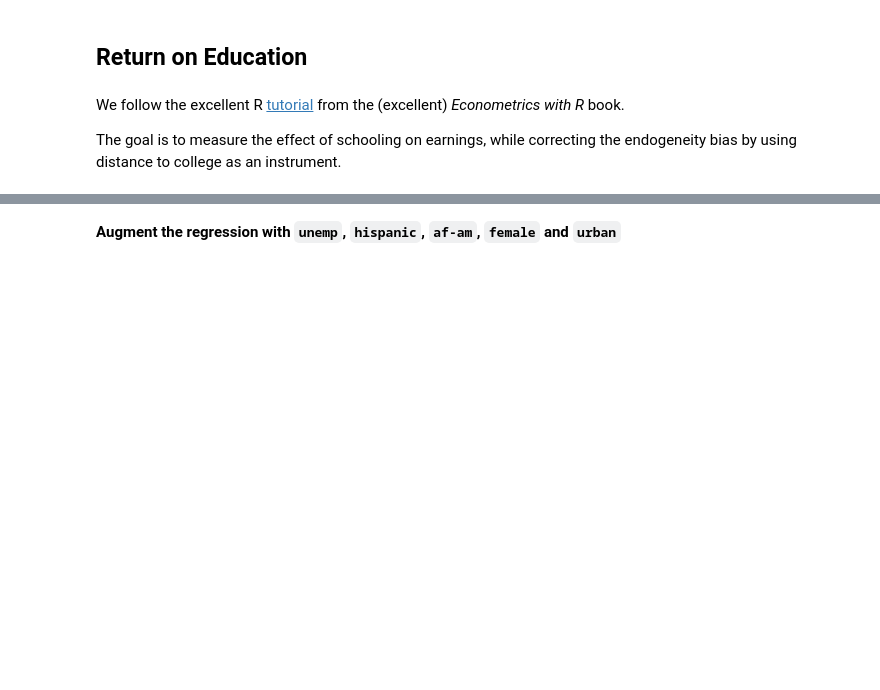
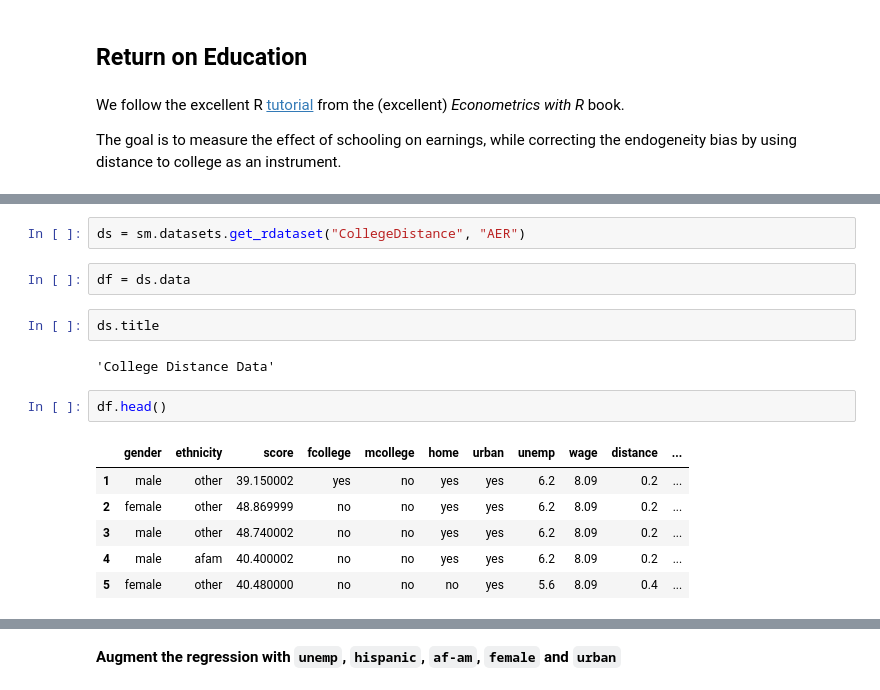
Before and after one commit to albop/dbe_archive, a Jupyter notebook: session_6/instrumental_variables.ipynb, the cells around one changed output, grey strips where cells are left out. Drawn from its saved outputs; the diff is of its cells as text; blank space fills up the shorter version.

```diff
--- a/session_6/instrumental_variables.ipynb
+++ b/session_6/instrumental_variables.ipynb
@@ -351,0 +375,17 @@ https://vincentarelbundock.github.io/Rdatasets/datasets.html
+# %%
+ds = sm.datasets.get_rdataset("CollegeDistance", "AER")
+# %%
+df = ds.data
+# %%
+ds.title
+# %% [output]
+'College Distance Data'
+# %%
+df.head()
+# %% [output]
+|  | gender | ethnicity | score | fcollege | mcollege | home | urban | unemp | wage | distance | ... |
+| 1 | male | other | 39.150002 | yes | no | yes | yes | 6.2 | 8.09 | 0.2 | ... |
+| 2 | female | other | 48.869999 | no | no | yes | yes | 6.2 | 8.09 | 0.2 | ... |
+| 3 | male | other | 48.740002 | no | no | yes | yes | 6.2 | 8.09 | 0.2 | ... |
+| 4 | male | afam | 40.400002 | no | no | yes | yes | 6.2 | 8.09 | 0.2 | ... |
+| 5 | female | other | 40.480000 | no | no | no | yes | 5.6 | 8.09 | 0.4 | ... |
```
Also changed, not shown: parts of 25 cells of this notebook.
